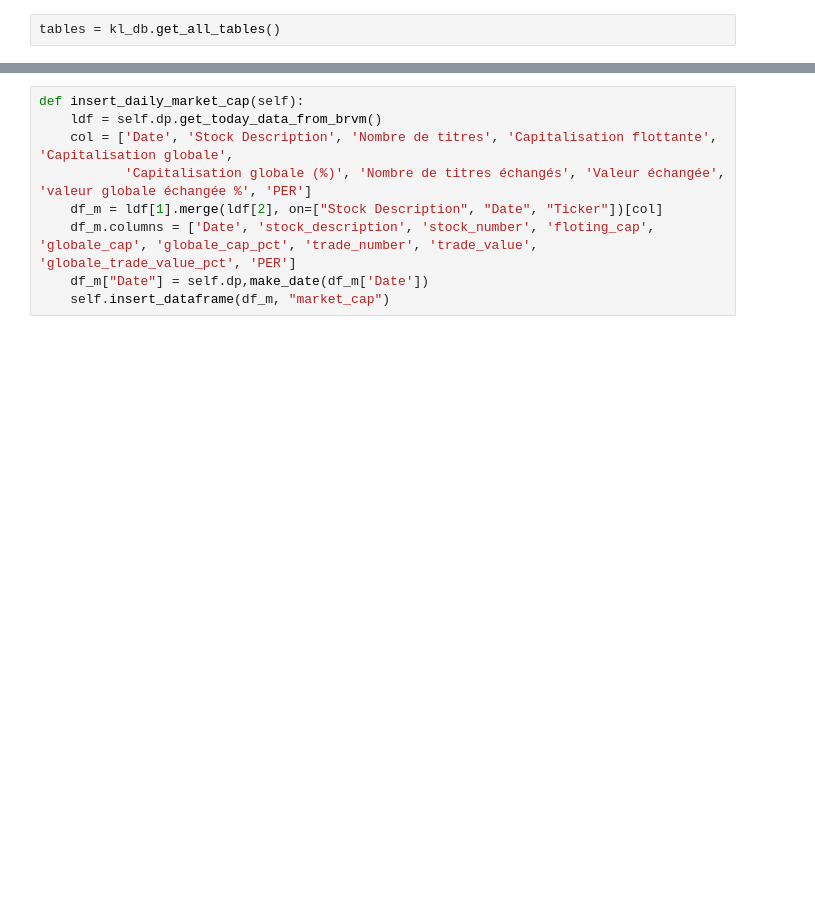
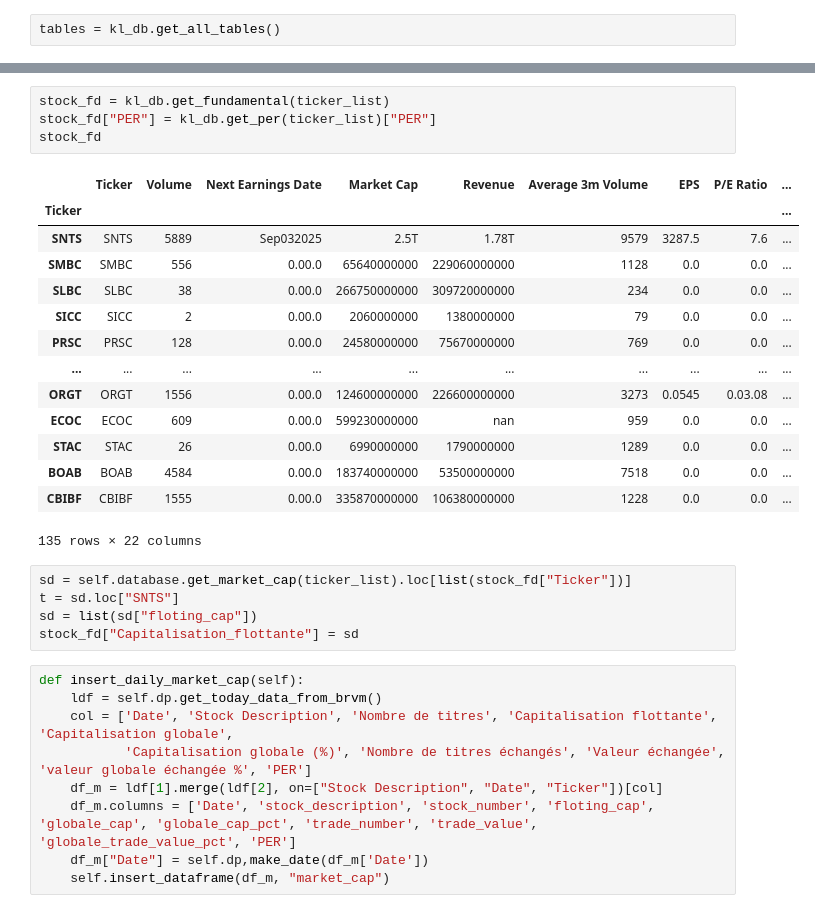
Before and after one commit to Lanzeni777/BPALS, a Jupyter notebook: NoteBooks/Classes.ipynb, the cells around one changed output, grey strips where cells are left out. Drawn from its saved outputs; the diff is of its cells as text; blank space fills up the shorter version.

```diff
--- a/NoteBooks/Classes.ipynb
+++ b/NoteBooks/Classes.ipynb
@@ -49,3 +81,27 @@ SyntaxError: (unicode error) 'unicodeescape' codec can't decode bytes in positio
+# %%
+stock_fd = kl_db.get_fundamental(ticker_list)
+stock_fd["PER"] = kl_db.get_per(ticker_list)["PER"]
+stock_fd
+# %% [output]
+|  | Ticker | Volume | Next Earnings Date | Market Cap | Revenue | Average 3m Volume | EPS | P/E Ratio | ... |
+| Ticker |  |  |  |  |  |  |  |  | ... |
+| SNTS | SNTS | 5889 | Sep032025 | 2.5T | 1.78T | 9579 | 3287.5 | 7.6 | ... |
+| SMBC | SMBC | 556 | 0.00.0 | 65640000000 | 229060000000 | 1128 | 0.0 | 0.0 | ... |
+| SLBC | SLBC | 38 | 0.00.0 | 266750000000 | 309720000000 | 234 | 0.0 | 0.0 | ... |
+| SICC | SICC | 2 | 0.00.0 | 2060000000 | 1380000000 | 79 | 0.0 | 0.0 | ... |
+| PRSC | PRSC | 128 | 0.00.0 | 24580000000 | 75670000000 | 769 | 0.0 | 0.0 | ... |
+| ... | ... | ... | ... | ... | ... | ... | ... | ... | ... |
+| ORGT | ORGT | 1556 | 0.00.0 | 124600000000 | 226600000000 | 3273 | 0.0545 | 0.03.08 | ... |
+| ECOC | ECOC | 609 | 0.00.0 | 599230000000 | nan | 959 | 0.0 | 0.0 | ... |
+| STAC | STAC | 26 | 0.00.0 | 6990000000 | 1790000000 | 1289 | 0.0 | 0.0 | ... |
+| BOAB | BOAB | 4584 | 0.00.0 | 183740000000 | 53500000000 | 7518 | 0.0 | 0.0 | ... |
+| CBIBF | CBIBF | 1555 | 0.00.0 | 335870000000 | 106380000000 | 1228 | 0.0 | 0.0 | ... |
+135 rows × 22 columns
+# %%
+sd = self.database.get_market_cap(ticker_list).loc[list(stock_fd["Ticker"])]
+t = sd.loc["SNTS"]
+sd = list(sd["floting_cap"])
+stock_fd["Capitalisation_flottante"] = sd
 # %%
 def insert_daily_market_cap(self):
     ldf = self.dp.get_today_data_from_brvm()
```
Also changed, not shown: parts of 6 cells of this notebook, 4 other files.
